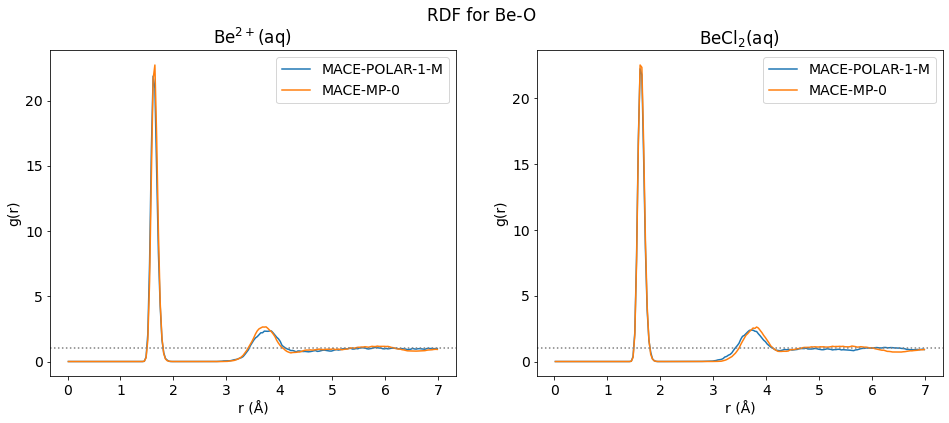
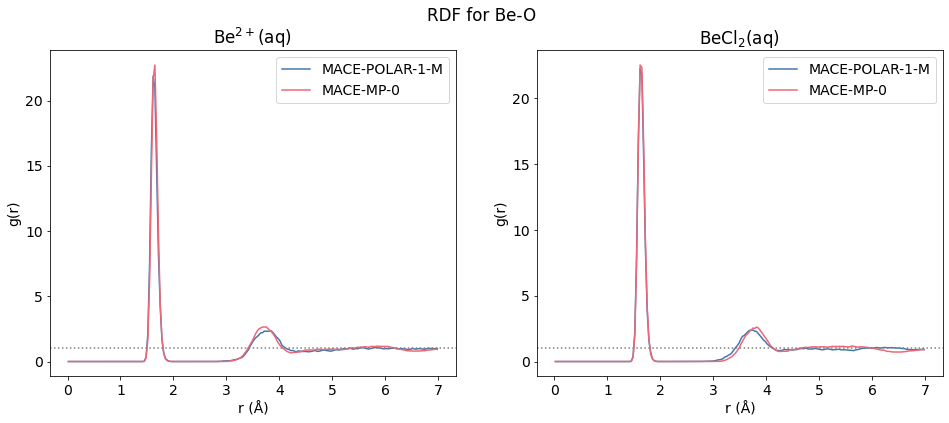
The notebook cell's code change between the first figure and the second:
--- before
+++ after
@@ -7,6 +7,6 @@
     axs[i].set_ylabel('g(r)')
 
-    axs[i].plot(r, POLAR_rdf_data[key]['  g(r)'], label='MACE-POLAR-1-M')
-    axs[i].plot(r, MP0_rdf_data[key]['  g(r)'], label='MACE-MP-0')
+    axs[i].plot(r, POLAR_rdf_data[key]['  g(r)'], color=colour_map['MACE-POLAR-1-M'], label='MACE-POLAR-1-M')
+    axs[i].plot(r, MP0_rdf_data[key]['  g(r)'], color=colour_map['MACE-MP-0'], label='MACE-MP-0')
     rmax = POLAR_rdf_data[key]['# Distance / pm'].max()/100
 

Commit: Colours are now more systematic